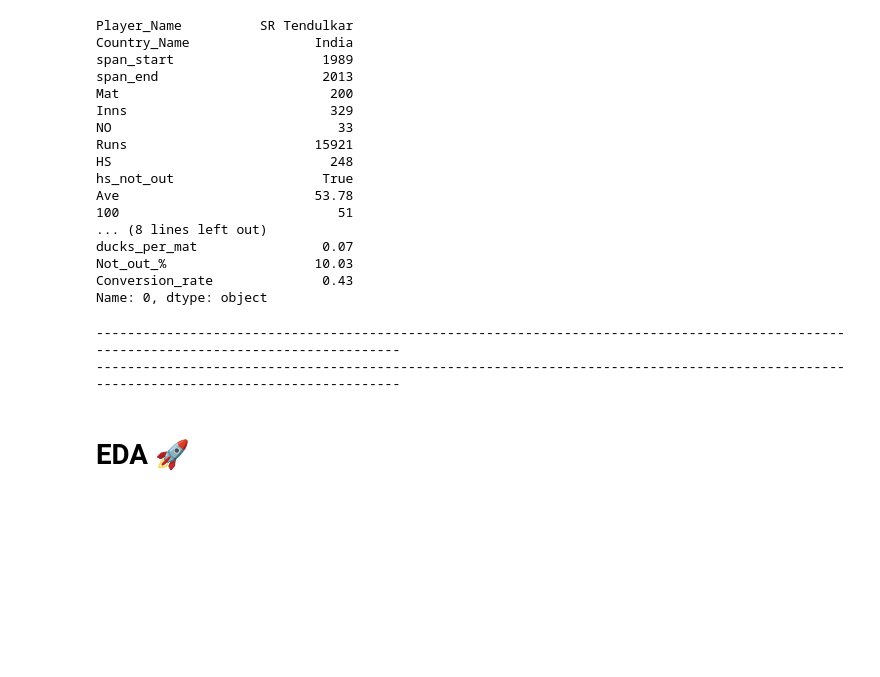
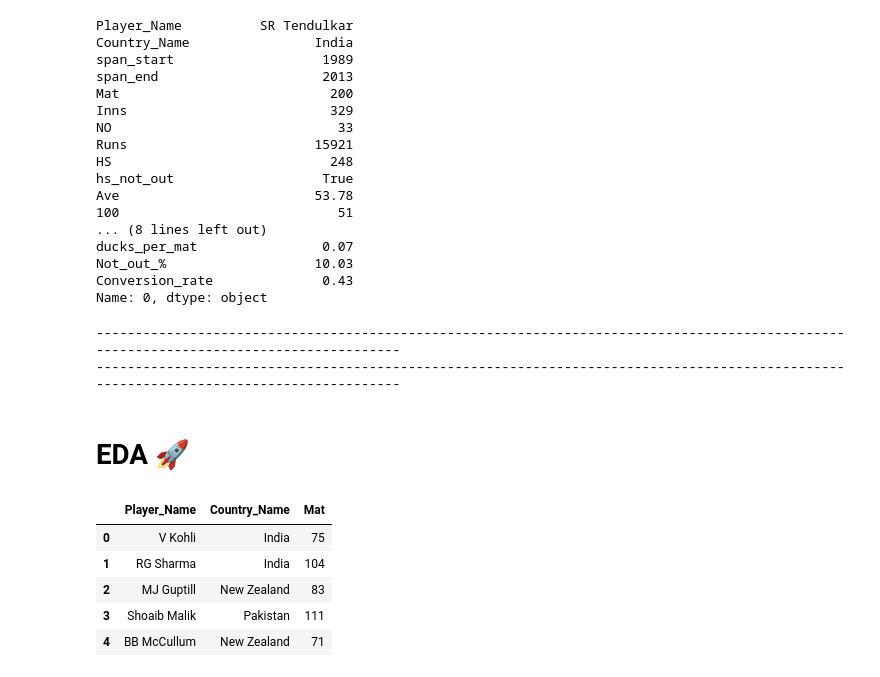
Before and after one commit to Rahul-Vashistt/ml-portfolio, a Jupyter notebook: EDA/eda_tabular.ipynb, the cells around one changed output. Saved outputs shown, nothing was run; the diff lists cells and outputs as text; code cells hidden in the pictures; blank space fills up the shorter version.

```diff
--- a/EDA/eda_tabular.ipynb
+++ b/EDA/eda_tabular.ipynb
@@ -705,14 +698,13 @@ col_priority = [
 
 for name, df in df_dict.items():
     df['Country_Name'] = df['Country_Code'].map(country_mapping)
-
-    # drop some features
     df.drop(columns=['Player','Country_Code'], inplace=True)
 
-    existing_cols = [col for col in col_priority if col in df.columns]
+    # strict reorder: match col_priority order exactly for present cols
+    df = df[[col for col in col_priority if col in df.columns]]
 
-    df = df[existing_cols]  # reorder
-    df_dict[name] = df  # update
+    # save reordered df back
+    df_dict[name] = df.copy()
 # %%
 for name, df in df_dict.items():
     print(f'\nDataFrame: {name}')
@@ -899,3 +873,12 @@ Name: 0, dtype: object
 ---------------------------------------------------------------------------------------------------------------------------------------
 # %% [markdown]
 # EDA 🚀
+# %%
+df_dict['t20_bat'][df_dict['t20_bat']['Mat'] > 70][['Player_Name', 'Country_Name', 'Mat']].head()
+# %% [output]
+|  | Player_Name | Country_Name | Mat |
+| 0 | V Kohli | India | 75 |
+| 1 | RG Sharma | India | 104 |
+| 2 | MJ Guptill | New Zealand | 83 |
+| 3 | Shoaib Malik | Pakistan | 111 |
+| 4 | BB McCullum | New Zealand | 71 |
```
Also changed, not shown: parts of 10 cells of this notebook, 1 other file.
